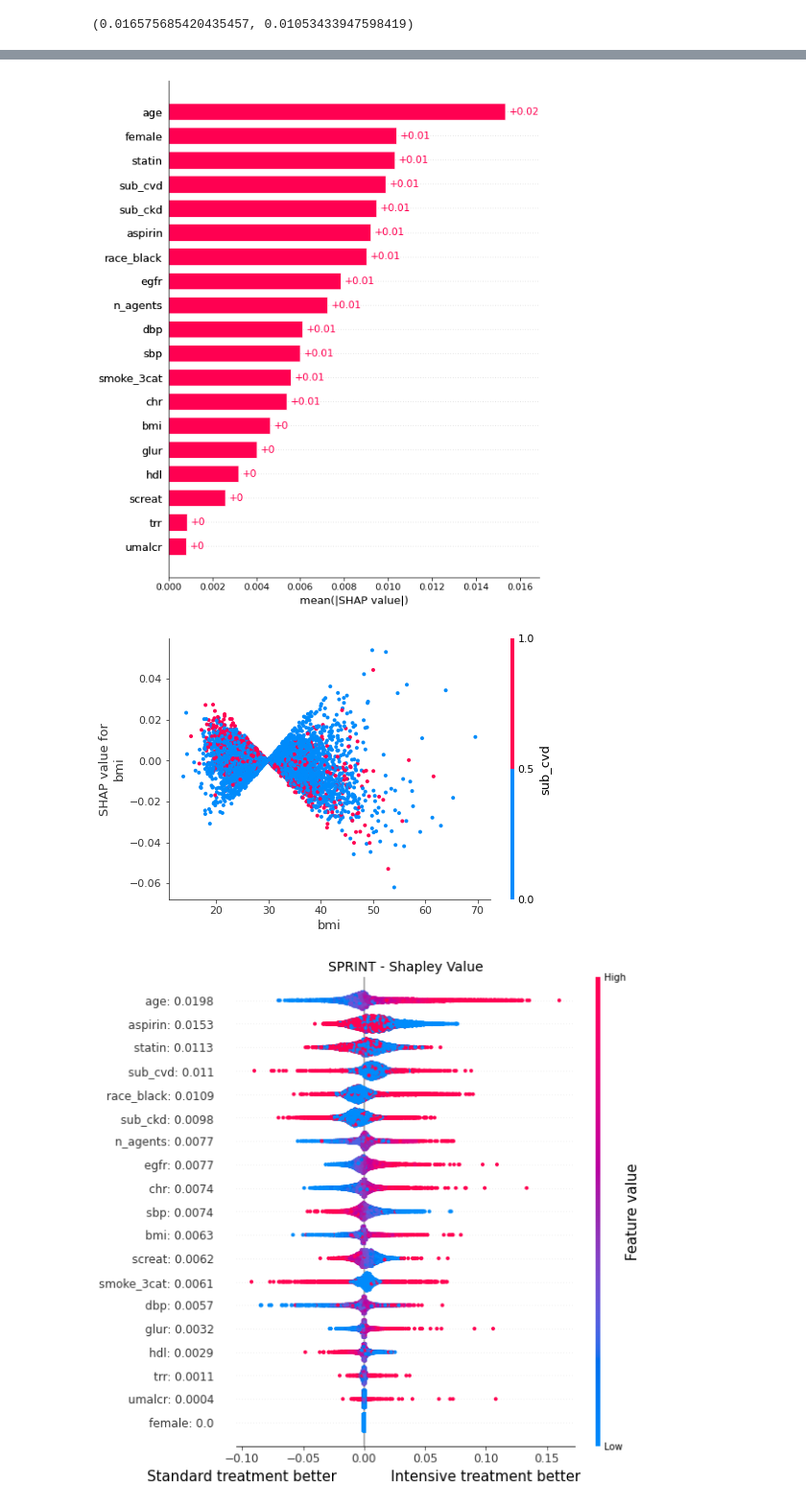
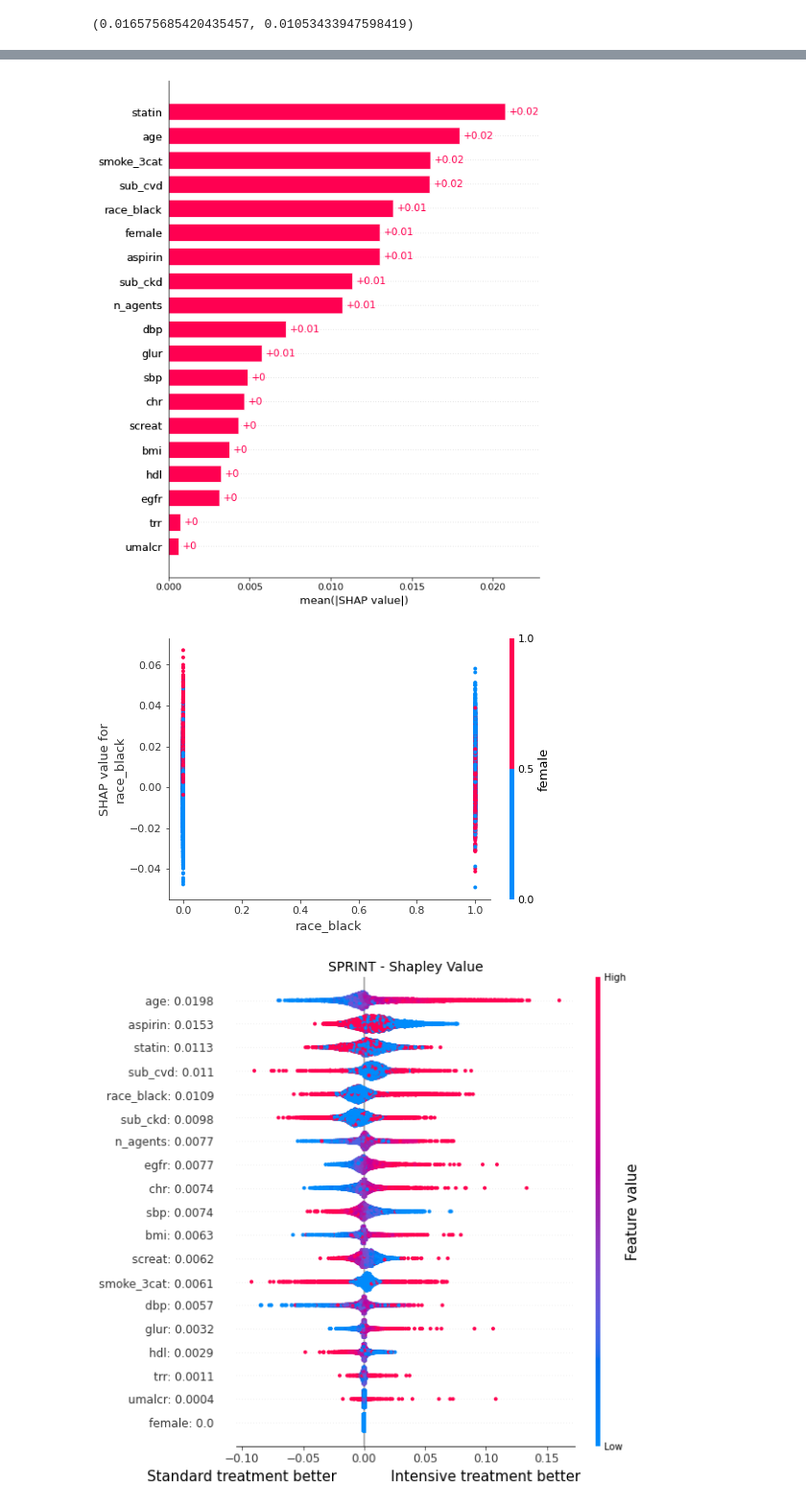
Before and after one commit to q8888620002/Explain_CATE, a Jupyter notebook: spinrt.ipynb, the cells around one changed output, grey strips where cells are left out. Shown at 96% size. Drawn from its saved outputs; the diff is of its cells as text; code cells hidden in the pictures.

```diff
--- a/spinrt.ipynb
+++ b/spinrt.ipynb
@@ -146,7 +149,7 @@ x, _, _ = data.get_data()
 # %%
 import pickle as pkl
 
-predict_results  = pkl.load(open("results/sprint/predict_results.pkl", 'rb'))
+predict_results  = pkl.load(open("results/sprint/predict_results_accord_baseline.pkl", 'rb'))
 
 mean_ates = predict_results.mean(1)
 
@@ -164,0 +168,10 @@ Output 0.015343254398601519: 95% CI = (0.007, 0.022)
+# %%
+gender_index = data.get_feature_names().tolist().index('female')
+
+avg_shap = pkl.load(open("results/sprint/shap_bootstrapped_accord_baseline.pkl",'rb'))
+
+plot_feature_values(
+    avg_shap.mean(0),
+    x,
+    data.get_feature_names()
+)
@@ -185,21 +208,21 @@ shap.plots.bar(
     max_display=len(data.get_feature_names()),
 )
 # %% [output]
-[figure, old version]
+[figure, new version]
 # %%
 x_raw_con = data.get_unnorm_value(x)
 
 x_raw = np.concatenate([x_raw_con, x[:, x_raw_con.shape[1]:]], axis=1)
 
 shap.dependence_plot(
-    "bmi",
+    "race_black",
      avg_shap.mean(0),
      x_raw,
      feature_names=data.get_feature_names(),
-     interaction_index="sub_cvd"
+     # interaction_index="smoke_3cat"
 )
 # %% [output]
-[figure, old version]
+[figure, new version]
 # %%
 gender_index = data.get_feature_names().tolist().index('female')
 
```
Also changed, not shown: parts of 5 cells of this notebook, 6 other files.
